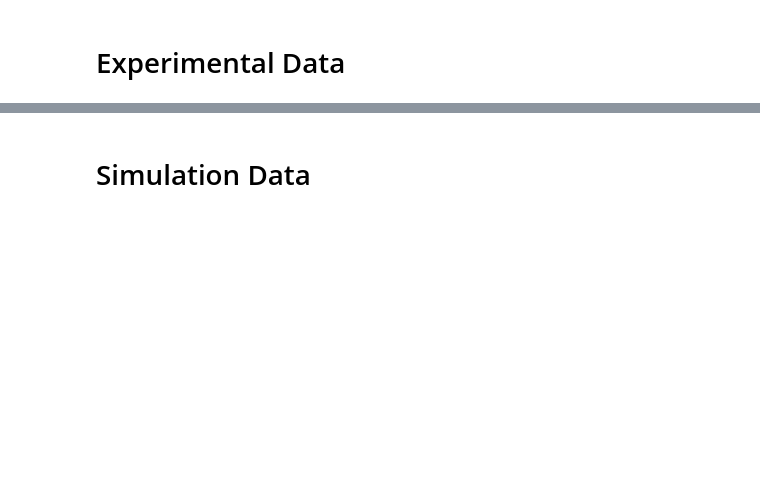
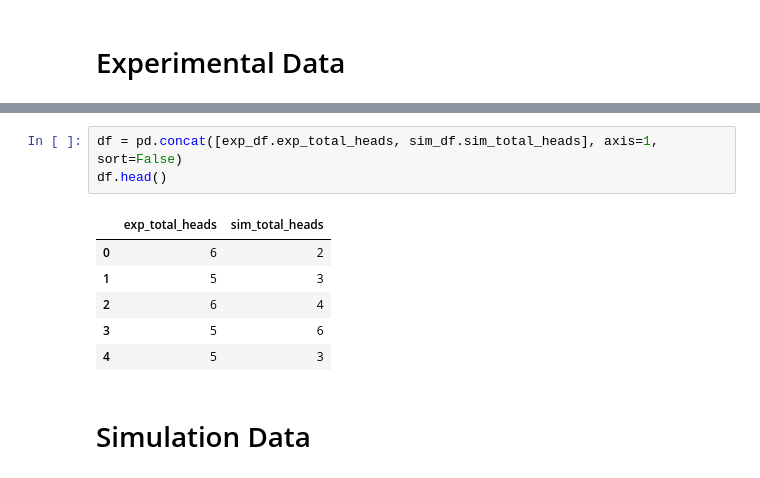
Before and after one commit to schwarzschlyle/experimental-physics, a Jupyter notebook: binomial-distribution/distribution-functions.ipynb, the cells around one changed output, grey strips where cells are left out. Drawn from its saved outputs; the diff is of its cells as text; blank space fills up the shorter version.

```diff
--- a/binomial-distribution/distribution-functions.ipynb
+++ b/binomial-distribution/distribution-functions.ipynb
@@ -22,3 +51,13 @@ def toss_n_coins_m_times(n,m):
+# %%
+df = pd.concat([exp_df.exp_total_heads, sim_df.sim_total_heads], axis=1, sort=False)
+df.head()
+# %% [output]
+|  | exp_total_heads | sim_total_heads |
+| 0 | 6 | 2 |
+| 1 | 5 | 3 |
+| 2 | 6 | 4 |
+| 3 | 5 | 6 |
+| 4 | 5 | 3 |
 # %% [markdown]
 # Simulation Data
 # %%
```
Also changed, not shown: parts of 9 cells of this notebook.
